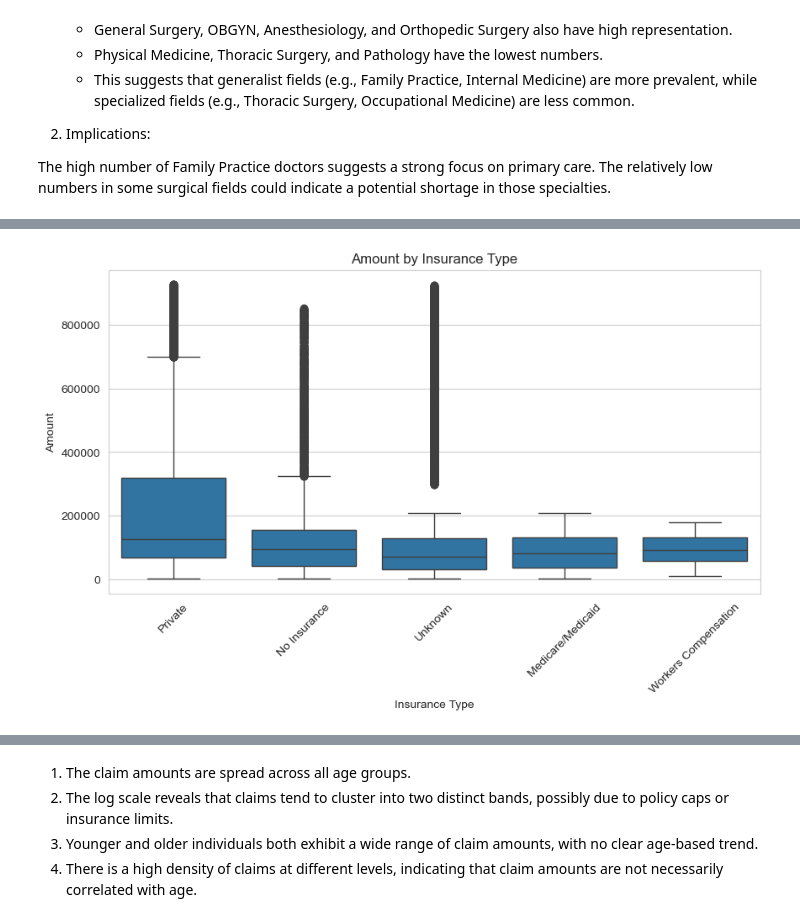
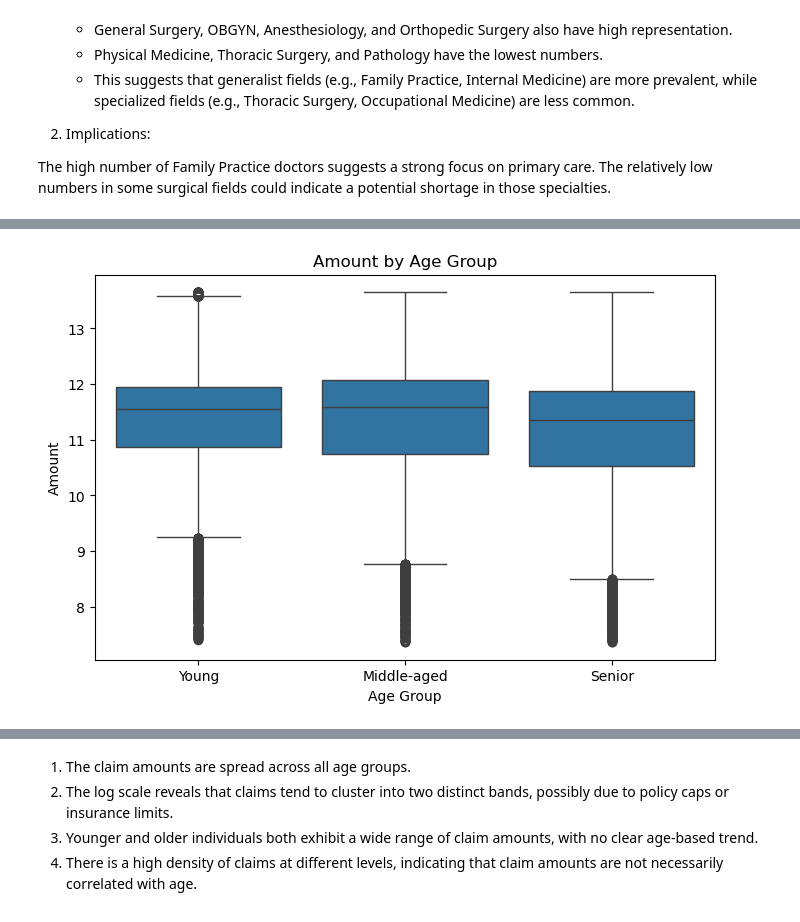
Before and after one commit to HopeMohola/Medical-Malpractice-Claims, a Jupyter notebook: Motshabi_Mohola_Project.ipynb, the cells around one changed output, grey strips where cells are left out. Saved outputs shown, nothing was run; the diff lists cells and outputs as text; code cells hidden in the pictures.

```diff
--- a/Motshabi_Mohola_Project.ipynb
+++ b/Motshabi_Mohola_Project.ipynb
@@ -606,11 +695,10 @@ plt.show()
 # %%
-# Boxplot of Insurance Type vs Amount
-plt.figure(figsize=(10, 5))
-sns.boxplot(x=df["Insurance"], y=df["Amount"])
-plt.xticks(rotation=45)
-plt.title("Amount by Insurance Type")
-plt.xlabel("Insurance Type")
+# Boxplot of Age Group vs Amount
+plt.figure(figsize=(8, 5))
+sns.boxplot(x=df["Age_Group"], y=df["Amount_Capped_Log"])
+plt.title("Amount by Age Group")
+plt.xlabel("Age Group")
 plt.ylabel("Amount")
 plt.show()
 # %% [output]
-[figure, old version]
+[figure, new version]
```
Also changed, not shown: parts of 55 cells of this notebook.
